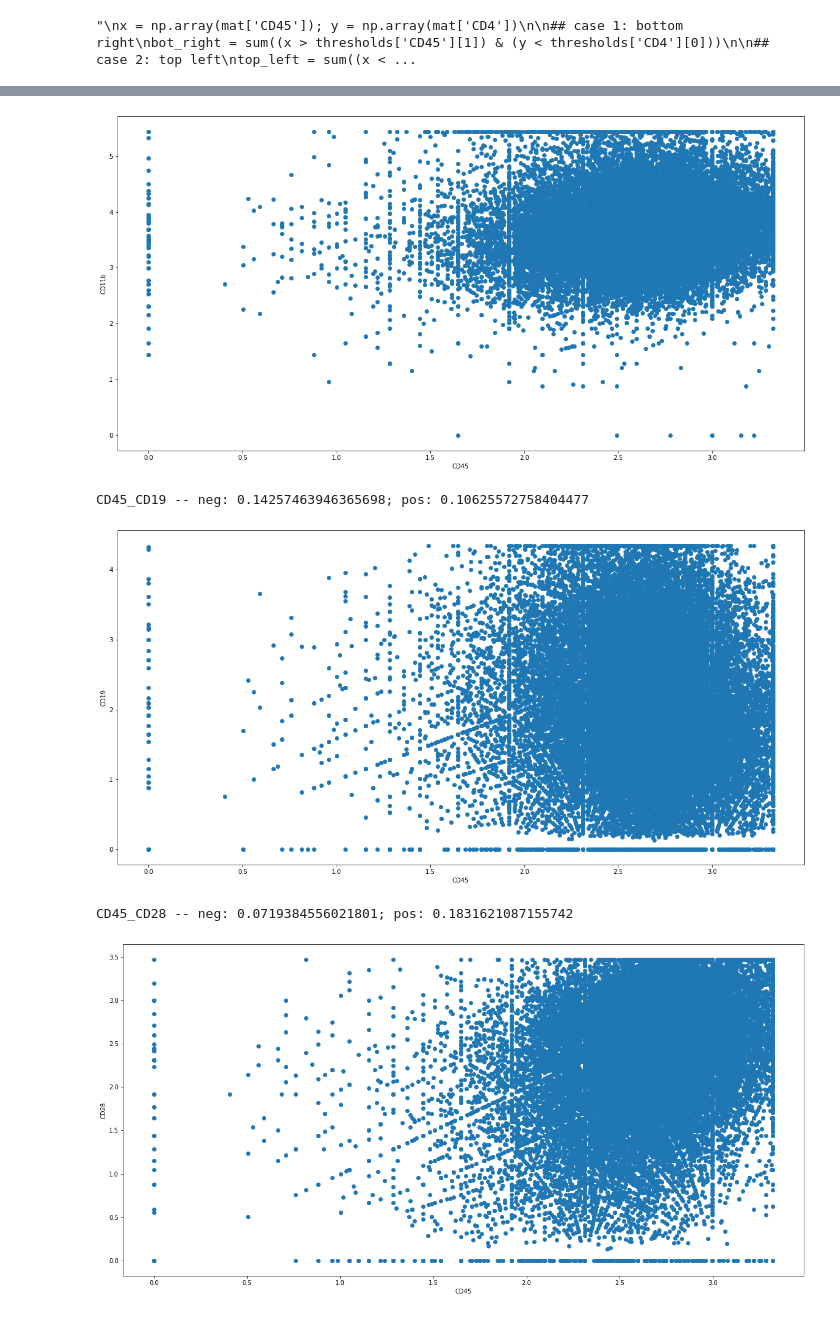
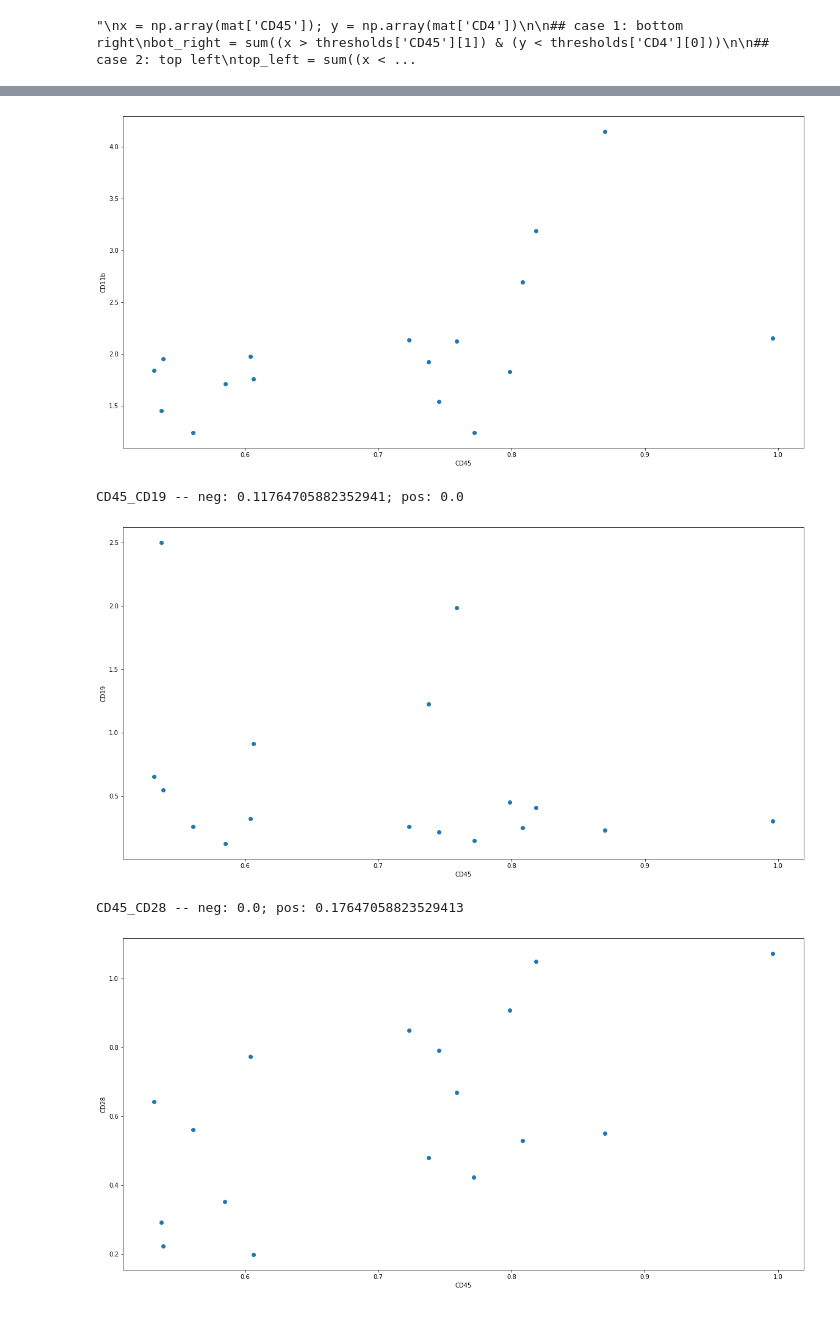
Before and after one commit to camlab-bioml/starling, a Jupyter notebook: correlation_alternative.ipynb, the cells around one changed output, grey strips where cells are left out. Cells and saved outputs as stored; diff of their text form; code cells hidden in the pictures.

```diff
--- a/correlation_alternative.ipynb
+++ b/correlation_alternative.ipynb
@@ -56,2 +54,0 @@ trY, trS, _, _, _ = prepData(tr_exp, 2, analysisProteins)
-# %%
-mat = pd.DataFrame(trY, columns = pretty_printing[:-1])
@@ -68,2 +55,2 @@ tensor([[1.7363, 1.5297, 1.3008,  ..., 2.1763, 0.5255, 0.0998],
 # %%
-thresholds = pd.DataFrame(np.quantile(trY, [0.25, 0.75], axis=0), columns = pretty_printing[:-1])
+thresholds = pd.DataFrame(np.quantile(tr_exp[:,analysisProteins].X, [0.25, 0.75], axis=0), columns = pretty_printing[:-1])
@@ -69,0 +64,15 @@ thresholds = pd.DataFrame(np.quantile(trY, [0.25, 0.75], axis=0), columns = pret
+# %%
+#mat = pd.DataFrame(trY, columns = pretty_printing[:-1])
+
+if cohort == 'eddy':
+    pheno_fn = '/home/campbell/yulee/DAMM/new/res/{}/{}k/model/pheno_center_pn30_6.csv'.format(cohort, ss)
+    kms_fn = '/home/campbell/yulee/DAMM/new/res/{}/{}k/model/kms_center_nc17_student_rv1000_soNone_rr0_0.csv'.format(cohort, ss)
+    damm_fn = '/home/campbell/yulee/DAMM/new/res/{}/{}k/model/damm_center_nc17_student_rv1000_soNone_rr0_0.csv'.format(cohort, ss)
+else:
+    pheno_fn = '/home/campbell/yulee/DAMM/new/res/{}/{}k/model/pheno_center_pn30_2.csv'.format(cohort, ss)
+    kms_fn = '/home/campbell/yulee/DAMM/new/res/{}/{}k/model/kms_center_nc20_student_rv1000_soNone_rr0_0.csv'.format(cohort, ss)
+    damm_fn = '/home/campbell/yulee/DAMM/new/res/{}/{}k/model/damm_center_nc20_student_rv1000_soNone_rr0_0.csv'.format(cohort, ss)
+# %%
+#pheno_mat = pd.read_csv(pheno_fn, index_col=0)
+#kms_mat = pd.read_csv(kms_fn, index_col=0)
+damm_mat = pd.read_csv(damm_fn, index_col=0)
@@ -125,7 +156,7 @@ else:
 for pair in pairs:
 
     x_name = pair[0]; y_name = pair[1]
-    x = np.array(mat[x_name]); y = np.array(mat[y_name])
+    x = np.array(damm_mat[x_name]); y = np.array(damm_mat[y_name])
 
     ## case 1: bottom right
     bot_right = sum((x > thresholds[x_name][1]) & (y < thresholds[y_name][0]))
@@ -160,5 +191,5 @@ CD45_CD11b -- neg: 0.10391646167944822; pos: 0.15197993536873583
-[figure, old version]
+[figure, new version]
-CD45_CD19 -- neg: 0.14257463946365698; pos: 0.10625572758404477
+CD45_CD19 -- neg: 0.11764705882352941; pos: 0.0
-[figure, old version]
+[figure, new version]
-CD45_CD28 -- neg: 0.0719384556021801; pos: 0.1831621087155742
+CD45_CD28 -- neg: 0.0; pos: 0.17647058823529413
-[figure, old version]
+[figure, new version]
```
Also changed, not shown: parts of 6 cells of this notebook.
